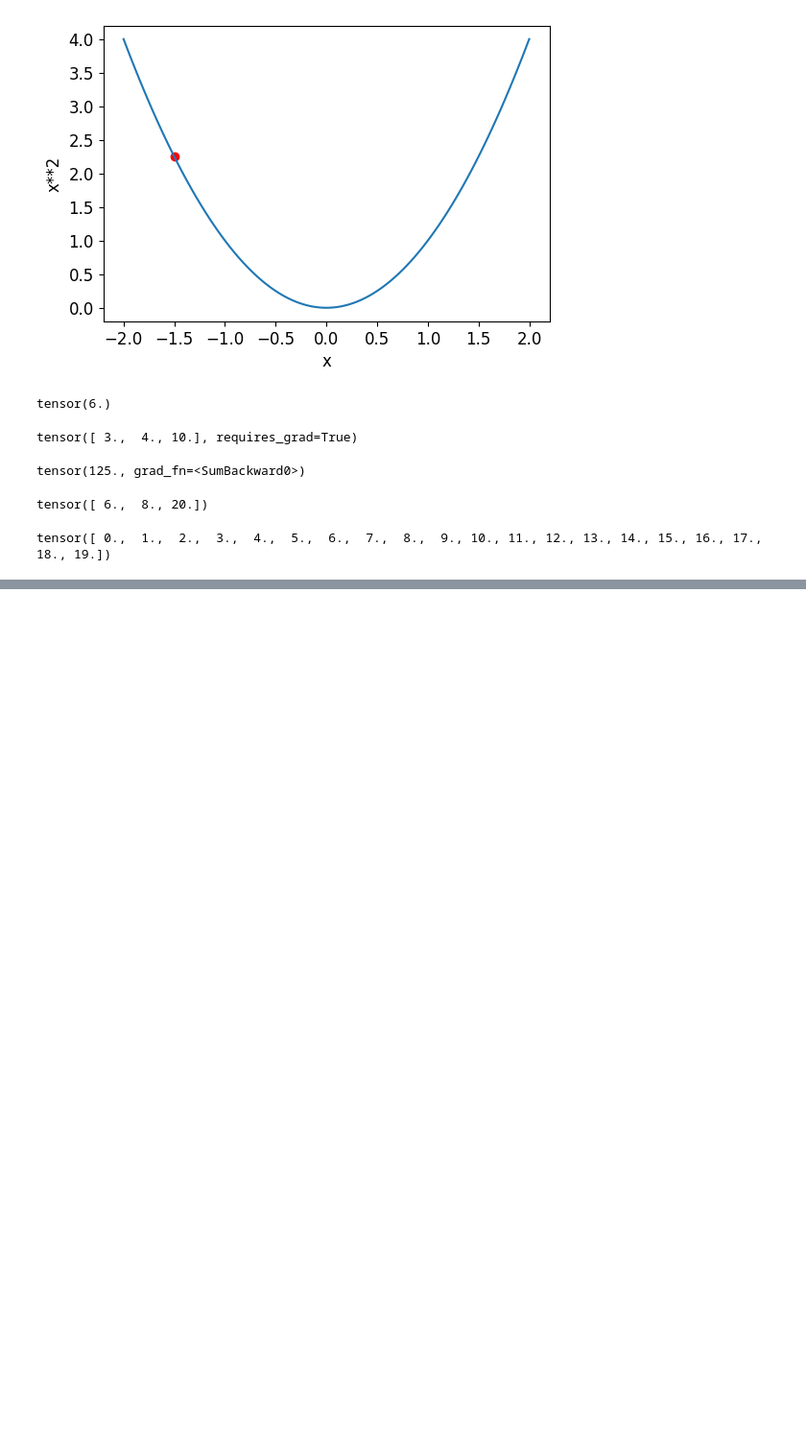
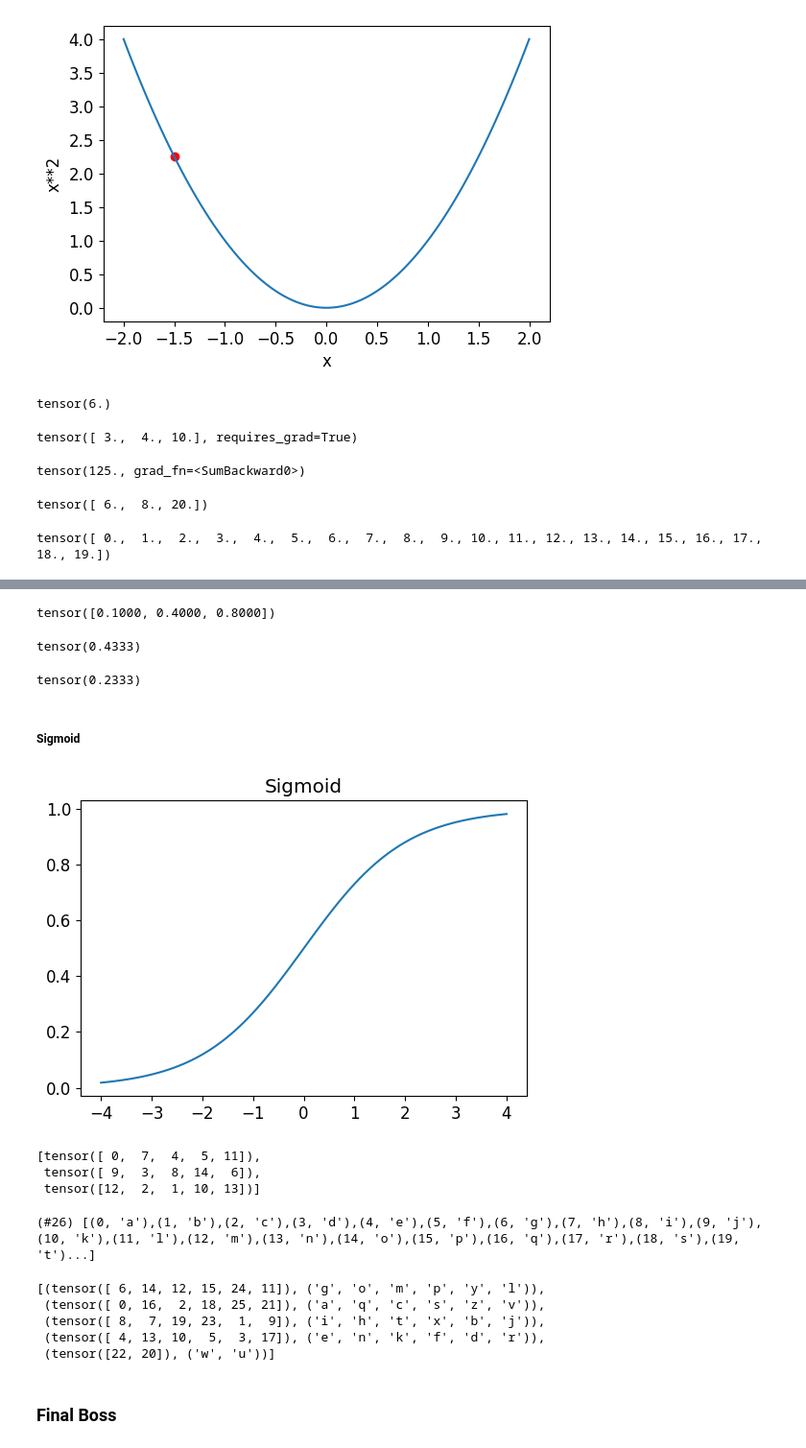
Before and after one commit to himanshuraimau/fastaideep, a Jupyter notebook: digit_classifier/main.ipynb, the cells around one changed output, grey strips where cells are left out. Shown at 96% size. Drawn from its saved outputs; the diff is of its cells as text; code cells hidden in the pictures; blank space fills up the shorter version.

```diff
--- a/digit_classifier/main.ipynb
+++ b/digit_classifier/main.ipynb
@@ -297,0 +373,14 @@ plt.tight_layout()
+# %%
+torch.where(trgts==1, 1-prds, prds)
+# %% [output]
+tensor([0.1000, 0.4000, 0.8000])
+# %%
+mnist_loss(prds,trgts)
+# %% [output]
+tensor(0.4333)
+# %%
+mnist_loss(tensor([0.9, 0.4, 0.8]),trgts)
+# %% [output]
+tensor(0.2333)
+# %% [markdown]
+##### Sigmoid
@@ -297,0 +389,4 @@ plt.tight_layout()
+# %%
+plot_function(torch.sigmoid, title='Sigmoid', min=-4, max=4)
+# %% [output]
+[figure, added]
@@ -297,0 +397,24 @@ plt.tight_layout()
+# %%
+coll = range(15)
+dl = DataLoader(coll, batch_size=5, shuffle=True)
+list(dl)
+# %% [output]
+[tensor([ 0,  7,  4,  5, 11]),
+ tensor([ 9,  3,  8, 14,  6]),
+ tensor([12,  2,  1, 10, 13])]
+# %%
+ds = L(enumerate(string.ascii_lowercase))
+ds
+# %% [output]
+(#26) [(0, 'a'),(1, 'b'),(2, 'c'),(3, 'd'),(4, 'e'),(5, 'f'),(6, 'g'),(7, 'h'),(8, 'i'),(9, 'j'),(10, 'k'),(11, 'l'),(12, 'm'),(13, 'n'),(14, 'o'),(15, 'p'),(16, 'q'),(17, 'r'),(18, 's'),(19, 't')...]
+# %%
+dl = DataLoader(ds, batch_size=6, shuffle=True)
+list(dl)
+# %% [output]
+[(tensor([ 6, 14, 12, 15, 24, 11]), ('g', 'o', 'm', 'p', 'y', 'l')),
+ (tensor([ 0, 16,  2, 18, 25, 21]), ('a', 'q', 'c', 's', 'z', 'v')),
+ (tensor([ 8,  7, 19, 23,  1,  9]), ('i', 'h', 't', 'x', 'b', 'j')),
+ (tensor([ 4, 13, 10,  5,  3, 17]), ('e', 'n', 'k', 'f', 'd', 'r')),
+ (tensor([22, 20]), ('w', 'u'))]
+# %% [markdown]
+### Final Boss
```
Also changed, not shown: parts of 66 cells of this notebook.
